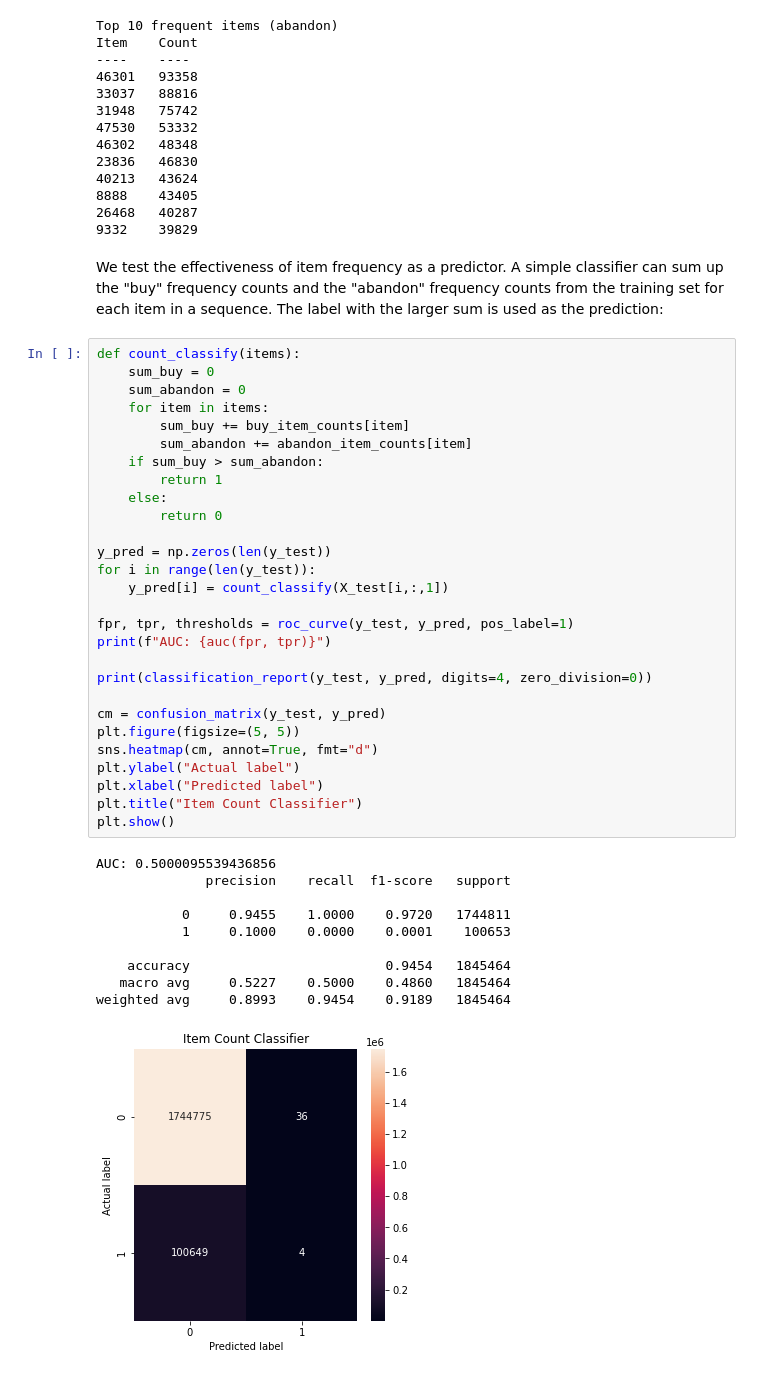
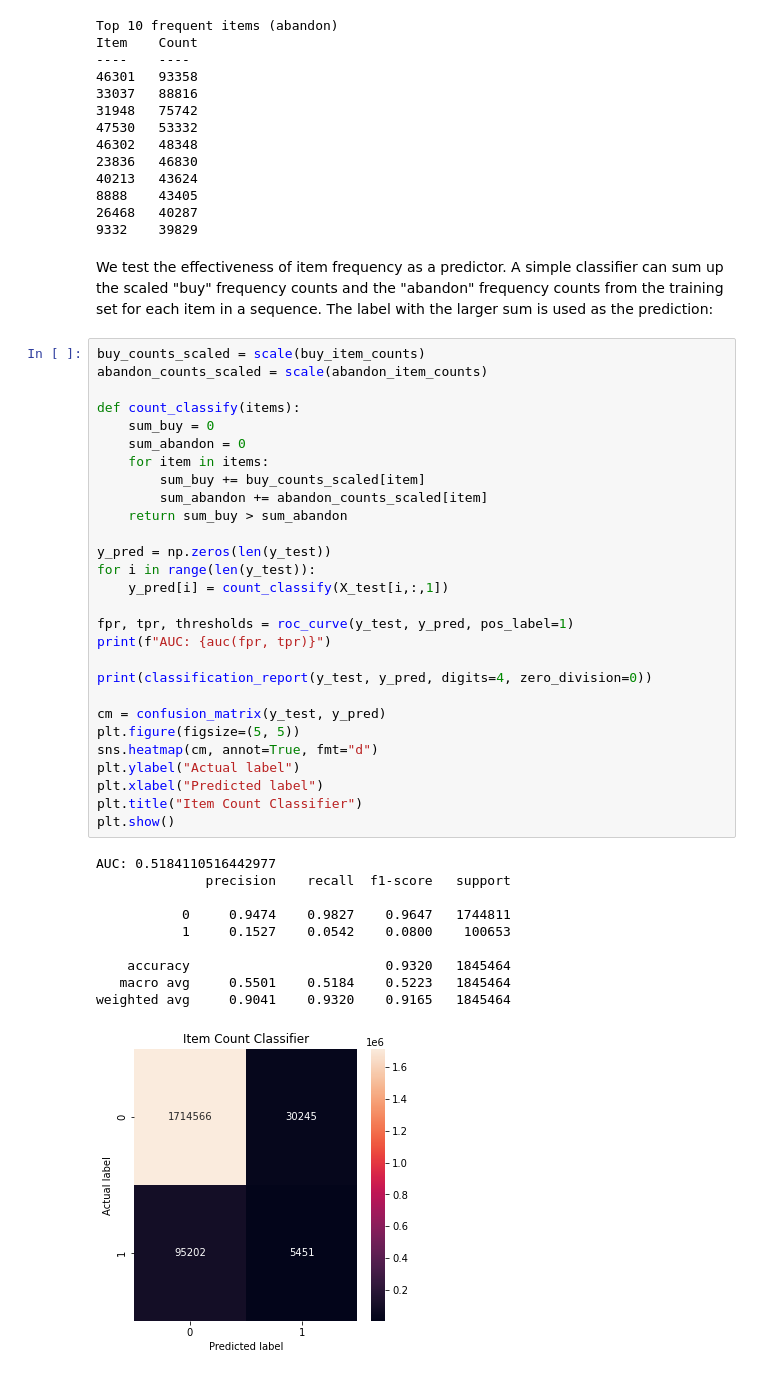
Before and after one commit to mease/csci5502-cart-abandonment, a Jupyter notebook: data_analysis.ipynb, the cells around one changed output. Cells and saved outputs as stored; diff of their text form.

```diff
--- a/data_analysis.ipynb
+++ b/data_analysis.ipynb
@@ -293,44 +293,44 @@ Item    Count
 26468   40287
 9332    39829
 # %% [markdown]
-We test the effectiveness of item frequency as a predictor. A simple classifier can sum up the "buy" frequency counts and the "abandon" frequency counts from the training set for each item in a sequence. The label with the larger sum is used as the prediction:
+We test the effectiveness of item frequency as a predictor. A simple classifier can sum up the scaled "buy" frequency counts and the "abandon" frequency counts from the training set for each item in a sequence. The label with the larger sum is used as the prediction:
 # %%
+buy_counts_scaled = scale(buy_item_counts)
+abandon_counts_scaled = scale(abandon_item_counts)
+
 def count_classify(items):
     sum_buy = 0
     sum_abandon = 0
     for item in items:
-        sum_buy += buy_item_counts[item]
-        sum_abandon += abandon_item_counts[item]
-    if sum_buy > sum_abandon:
-        return 1
-    else:
-        return 0
+        sum_buy += buy_counts_scaled[item]
+        sum_abandon += abandon_counts_scaled[item]
+    return sum_buy > sum_abandon
 
 y_pred = np.zeros(len(y_test))
 for i in range(len(y_test)):
     y_pred[i] = count_classify(X_test[i,:,1])
 
 fpr, tpr, thresholds = roc_curve(y_test, y_pred, pos_label=1)
 print(f"AUC: {auc(fpr, tpr)}")
 
 print(classification_report(y_test, y_pred, digits=4, zero_division=0))
 
 cm = confusion_matrix(y_test, y_pred)
 plt.figure(figsize=(5, 5))
 sns.heatmap(cm, annot=True, fmt="d")
 plt.ylabel("Actual label")
 plt.xlabel("Predicted label")
 plt.title("Item Count Classifier")
 plt.show()
 # %% [output]
-AUC: 0.5000095539436856
+AUC: 0.5184110516442977
               precision    recall  f1-score   support
 
-           0     0.9455    1.0000    0.9720   1744811
-           1     0.1000    0.0000    0.0001    100653
+           0     0.9474    0.9827    0.9647   1744811
+           1     0.1527    0.0542    0.0800    100653
 
-    accuracy                         0.9454   1845464
-   macro avg     0.5227    0.5000    0.4860   1845464
-weighted avg     0.8993    0.9454    0.9189   1845464
+    accuracy                         0.9320   1845464
+   macro avg     0.5501    0.5184    0.5223   1845464
+weighted avg     0.9041    0.9320    0.9165   1845464
-[figure, old version]
+[figure, new version]
 # %% [markdown]
```
Also changed, not shown: parts of 2 cells of this notebook.
